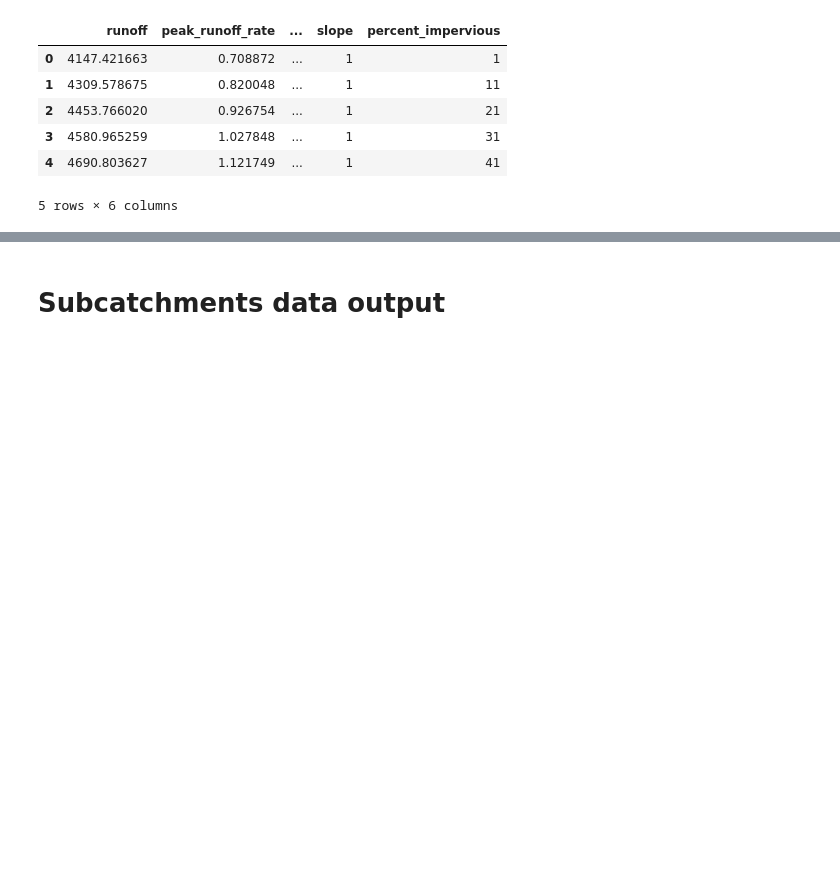
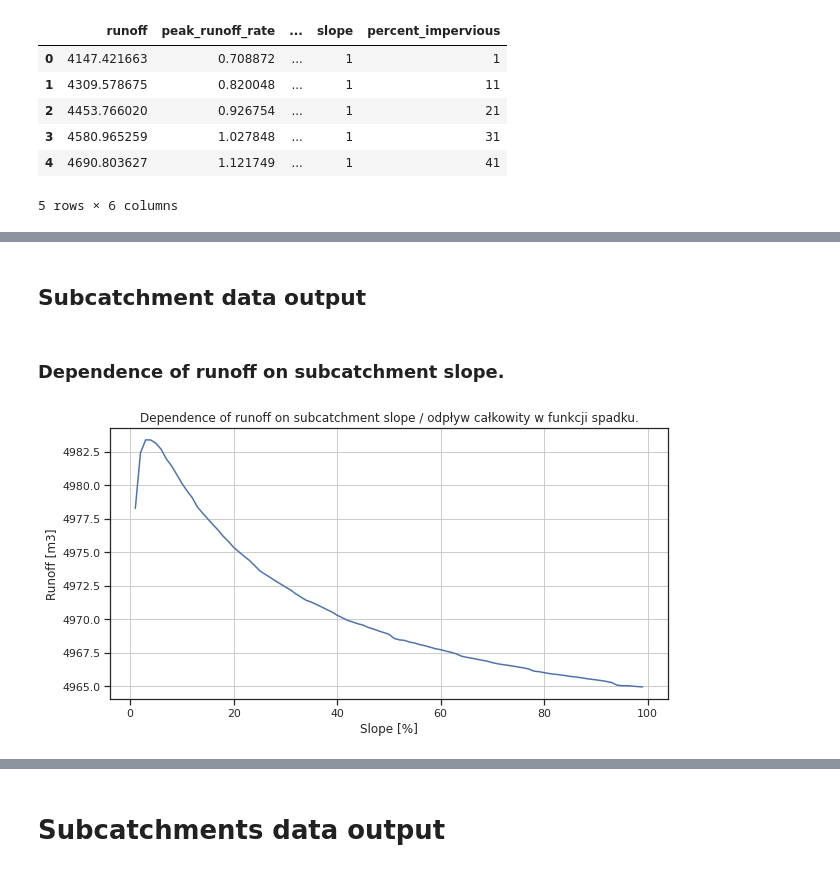
Before and after one commit to BuczynskiRafal/pipe_calculations, a Jupyter notebook: Catchments.ipynb, the cells around one changed output, grey strips where cells are left out. Drawn from its saved outputs; the diff is of its cells as text; code cells hidden in the pictures; blank space fills up the shorter version.

```diff
--- a/Catchments.ipynb
+++ b/Catchments.ipynb
@@ -192,0 +275,20 @@ analyse.head()
+# %%
+
+def simulate_catchments_slope(subcatchment_id=None, min=1, max=100, step=1, file_path='example.inp'):
+    # min_slope, max_slope, step = min / 100, max / 101, step / 100
+    catchment_data = {"runoff": [], "peak_runoff_rate": [], "infiltration": [], "evaporation": []}
+    slope = []
+    counter = min
+    while counter < max:
+        with Simulation(file_path) as sim:
+            catchment = Subcatchments(sim)[subcatchment_id]
+            catchment.slope = counter
+            for _ in sim:
+                pass
+            catchment_stats = catchment.statistics
+            for key in catchment_data:
+                catchment_data[key].append(catchment_stats[key])
+            slope.append(counter)
+        counter += step
+    catchment_data["slope"] = slope
+    return pd.DataFrame(data=catchment_data)
@@ -192,0 +297,2 @@ analyse.head()
+# %%
+df_slope = simulate_catchments_slope("S1", step=1)
@@ -192,0 +308,15 @@ analyse.head()
+# %% [markdown]
+## Subcatchment data output
+# %% [markdown]
+### Dependence of runoff on subcatchment slope.
+# %%
+# plt.xscale("log")
+plt.rcParams["figure.figsize"] = (10,5)
+plt.plot(df_slope['slope'], df_slope['runoff'])
+plt.title('Dependence of runoff on subcatchment slope / odpływ całkowity w funkcji spadku.')
+plt.xlabel('Slope [%]')
+plt.ylabel('Runoff [m3]')
+plt.grid(True)
+plt.show()
+# %% [output]
+[figure, added]
```
Also changed, not shown: parts of 28 cells of this notebook.
